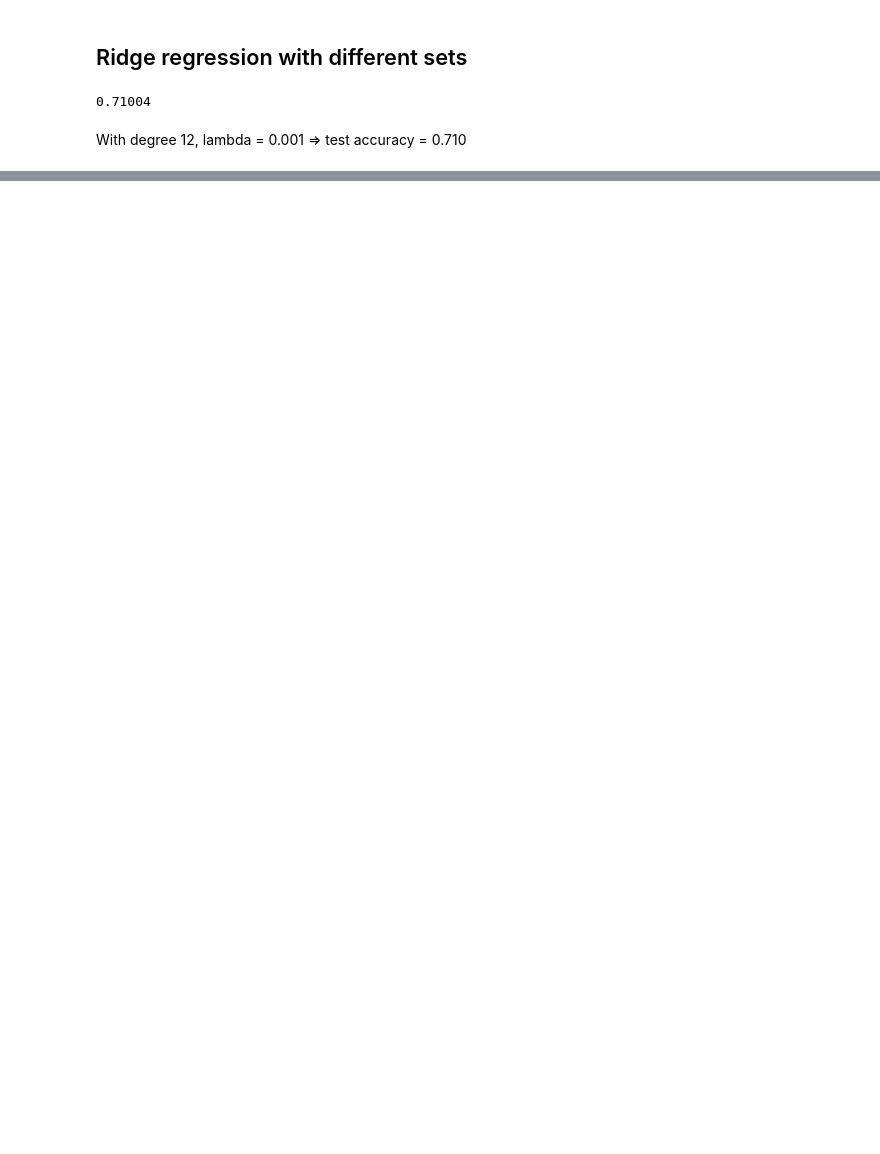
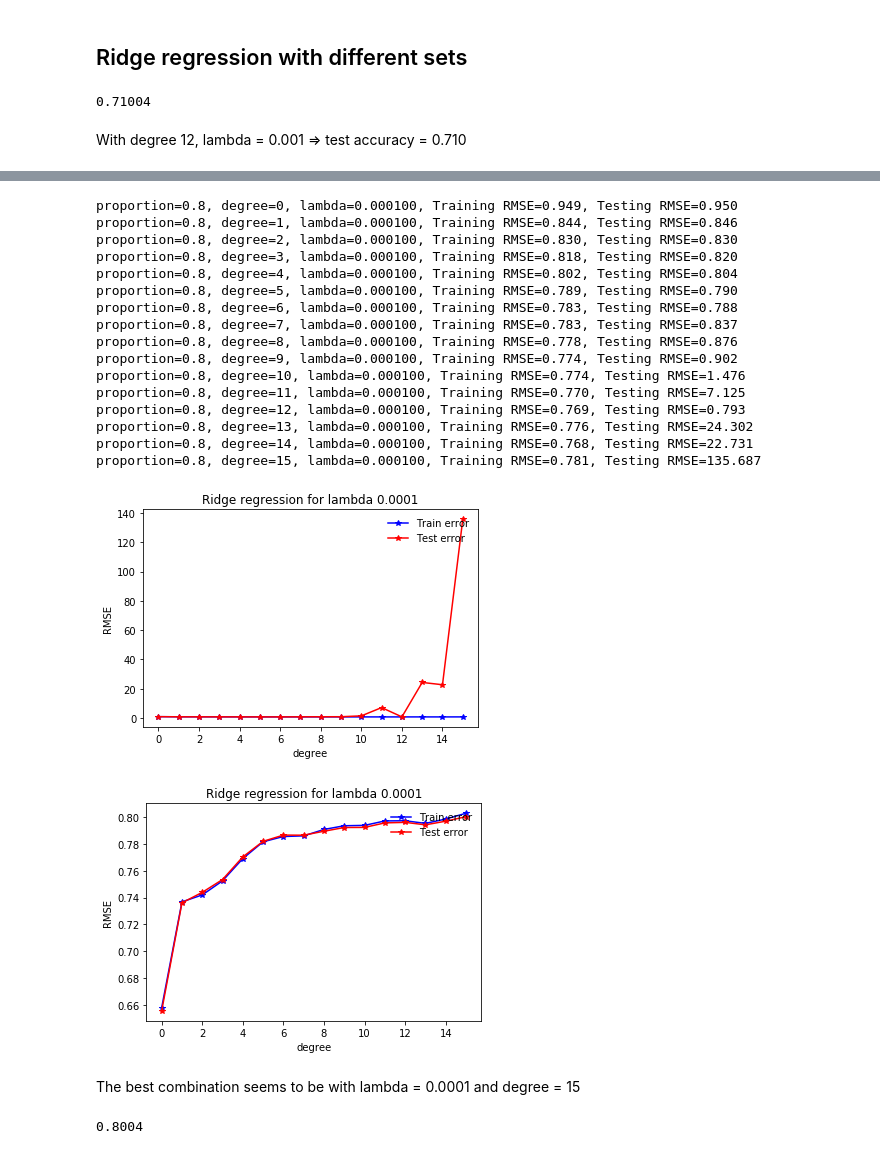
Before and after one commit to dedeswim/ml_project_1, a Jupyter notebook: notebooks/ridge_regression.ipynb, the cells around one changed output, grey strips where cells are left out. Cells and saved outputs as stored; diff of their text form; code cells hidden in the pictures; blank space fills up the shorter version.

```diff
--- a/notebooks/ridge_regression.ipynb
+++ b/notebooks/ridge_regression.ipynb
@@ -157,0 +184,62 @@ def cross_validation(y, x, k_indices, k, lambda_, degree, mean=True):
+# %%
+def ridge_regression_degree_search(x, y, lambda_, degrees, ratio):
+
+    x = flatten_jet_features(x_raw)
+    x, mean_x, std_x = standardize(x)
+
+    rmse_tr = []
+    rmse_te = []
+    acc_tr = []
+    acc_te = []
+    ws = []
+
+    for ind, degree in enumerate(degrees):
+
+        tx = build_poly_matrix_vandermonde(x, degree)
+        tx_train, y_train, tx_test, y_test = split_data(tx, y, ratio)
+
+        tr_loss, w = ridge_regression(y_train, tx_train, lambda_)
+        te_loss = compute_loss(y_test, tx_test, w)
+
+        tr_acc = compute_accuracy(tx_train, w, y_train, mode='linear')
+        te_acc = compute_accuracy(tx_test, w, y_test, mode='linear')
+
+        rmse_tr.append(np.math.sqrt(2 * tr_loss))
+        rmse_te.append(np.math.sqrt(2 * te_loss))
+        acc_tr.append(tr_acc)
+        acc_te.append(te_acc)
+        ws.append(w)
+
+        print("proportion={p}, degree={d}, lambda={l:.6f}, Training RMSE={tr:.3f}, Testing RMSE={te:.3f}".format(
+                   p=ratio, d=degree, l=lambda_, tr=rmse_tr[ind], te=rmse_te[ind]))
+
+    plot_poly_degree(rmse_tr, rmse_te, degrees, lambda_)
+    plot_poly_degree(acc_tr, acc_te, degrees, lambda_)
+    return ws, rmse_tr, rmse_te
+# %%
+lambda_ = 0.0001
+degrees = range(16)
+ratio = 0.8
+
+ws, rmse_tr, rmse_te = ridge_regression_degree_search(x_raw, y, lambda_, degrees, ratio)
+# %% [output]
+proportion=0.8, degree=0, lambda=0.000100, Training RMSE=0.949, Testing RMSE=0.950
+proportion=0.8, degree=1, lambda=0.000100, Training RMSE=0.844, Testing RMSE=0.846
+proportion=0.8, degree=2, lambda=0.000100, Training RMSE=0.830, Testing RMSE=0.830
+proportion=0.8, degree=3, lambda=0.000100, Training RMSE=0.818, Testing RMSE=0.820
+proportion=0.8, degree=4, lambda=0.000100, Training RMSE=0.802, Testing RMSE=0.804
+proportion=0.8, degree=5, lambda=0.000100, Training RMSE=0.789, Testing RMSE=0.790
+proportion=0.8, degree=6, lambda=0.000100, Training RMSE=0.783, Testing RMSE=0.788
+proportion=0.8, degree=7, lambda=0.000100, Training RMSE=0.783, Testing RMSE=0.837
+proportion=0.8, degree=8, lambda=0.000100, Training RMSE=0.778, Testing RMSE=0.876
+proportion=0.8, degree=9, lambda=0.000100, Training RMSE=0.774, Testing RMSE=0.902
+proportion=0.8, degree=10, lambda=0.000100, Training RMSE=0.774, Testing RMSE=1.476
+proportion=0.8, degree=11, lambda=0.000100, Training RMSE=0.770, Testing RMSE=7.125
+proportion=0.8, degree=12, lambda=0.000100, Training RMSE=0.769, Testing RMSE=0.793
+proportion=0.8, degree=13, lambda=0.000100, Training RMSE=0.776, Testing RMSE=24.302
+proportion=0.8, degree=14, lambda=0.000100, Training RMSE=0.768, Testing RMSE=22.731
+proportion=0.8, degree=15, lambda=0.000100, Training RMSE=0.781, Testing RMSE=135.687
+[figure, added]
+[figure, added]
+# %% [markdown]
+The best combination seems to be with lambda = 0.0001 and degree = 15
@@ -157,0 +256,5 @@ def cross_validation(y, x, k_indices, k, lambda_, degree, mean=True):
+# %%
+y_pred = predict_labels(w, tx_test, mode='linear')
+(y_pred == y_test).sum() / y_test.shape[0]
+# %% [output]
+0.8004
```
Also changed, not shown: parts of 11 cells of this notebook, 5 other files.
